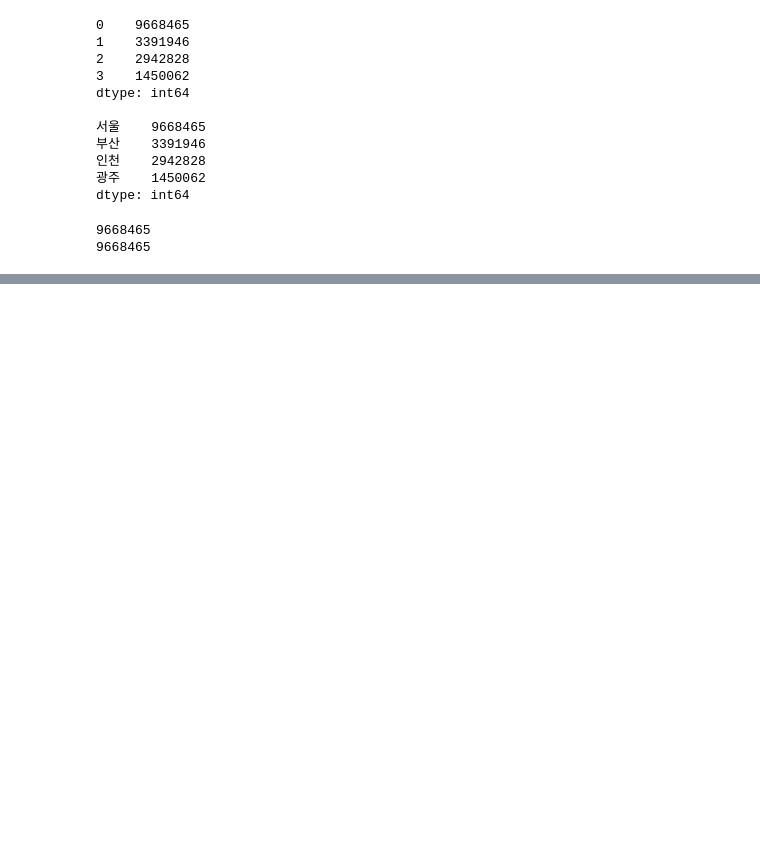
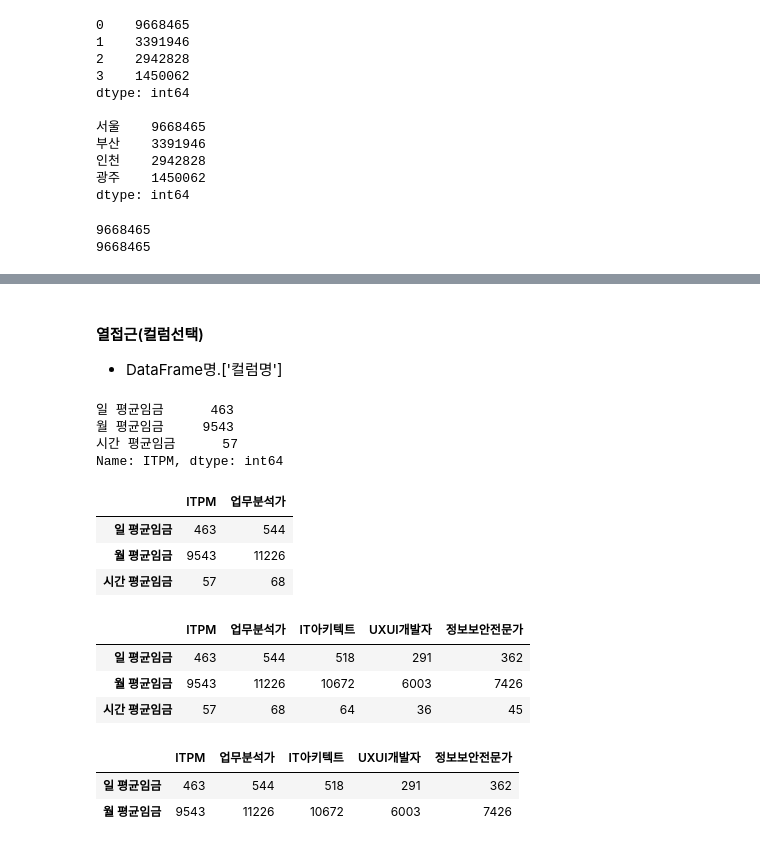
Before and after one commit to Rangbit/Python_study, a Jupyter notebook: Python Library/2.Pandas Library.ipynb, the cells around one changed output, grey strips where cells are left out. Cells and saved outputs as stored; diff of their text form; code cells hidden in the pictures; blank space fills up the shorter version.

```diff
--- a/Python Library/2.Pandas Library.ipynb
+++ b/Python Library/2.Pandas Library.ipynb
@@ -51,0 +297,12 @@ print(pop[0])
+# %%
+# 두번째 방법 : raw단위로 list 활용
+
+data2 = [[463,9543,57],
+         [544,11226,68],
+         [518,10672,64],
+         [291,6003,36]]
+
+columns = ['일 평균임금', '월 평균임금', '시간 평균임금']
+raw = ['ITPM', '업무분석가', 'IT아키텍트', 'UXUI개발자']
+df2 = pd.DataFrame(data2, index=raw, columns = columns)
+df2
@@ -51,0 +315,5 @@ print(pop[0])
+# %%
+# index와 columns의 전치(위치를 바꿈)
+# Transpose의 약자 >> T
+df2 = df2.T
+df2
@@ -51,0 +344,35 @@ print(pop[0])
+# %% [markdown]
+#### 열접근(컬럼선택)
+- DataFrame명.['컬럼명']
+# %%
+# Series >> 1차원
+df2['ITPM']
+# %% [output]
+일 평균임금      463
+월 평균임금     9543
+시간 평균임금      57
+Name: ITPM, dtype: int64
+# %%
+# Series >> 2차원
+df2[['ITPM', '업무분석가']]
+# %% [output]
+|  | ITPM | 업무분석가 |
+| 일 평균임금 | 463 | 544 |
+| 월 평균임금 | 9543 | 11226 |
+| 시간 평균임금 | 57 | 68 |
+# %%
+# DataFrame 추가
+df2['정보보안전문가'] = [362, 7426, 45]
+df2
+# %% [output]
+|  | ITPM | 업무분석가 | IT아키텍트 | UXUI개발자 | 정보보안전문가 |
+| 일 평균임금 | 463 | 544 | 518 | 291 | 362 |
+| 월 평균임금 | 9543 | 11226 | 10672 | 6003 | 7426 |
+| 시간 평균임금 | 57 | 68 | 64 | 36 | 45 |
+# %%
+# 행 슬라이싱
+df2[0:2]
+# %% [output]
+|  | ITPM | 업무분석가 | IT아키텍트 | UXUI개발자 | 정보보안전문가 |
+| 일 평균임금 | 463 | 544 | 518 | 291 | 362 |
+| 월 평균임금 | 9543 | 11226 | 10672 | 6003 | 7426 |
```
Also changed, not shown: parts of 40 cells of this notebook, 1 other file.
